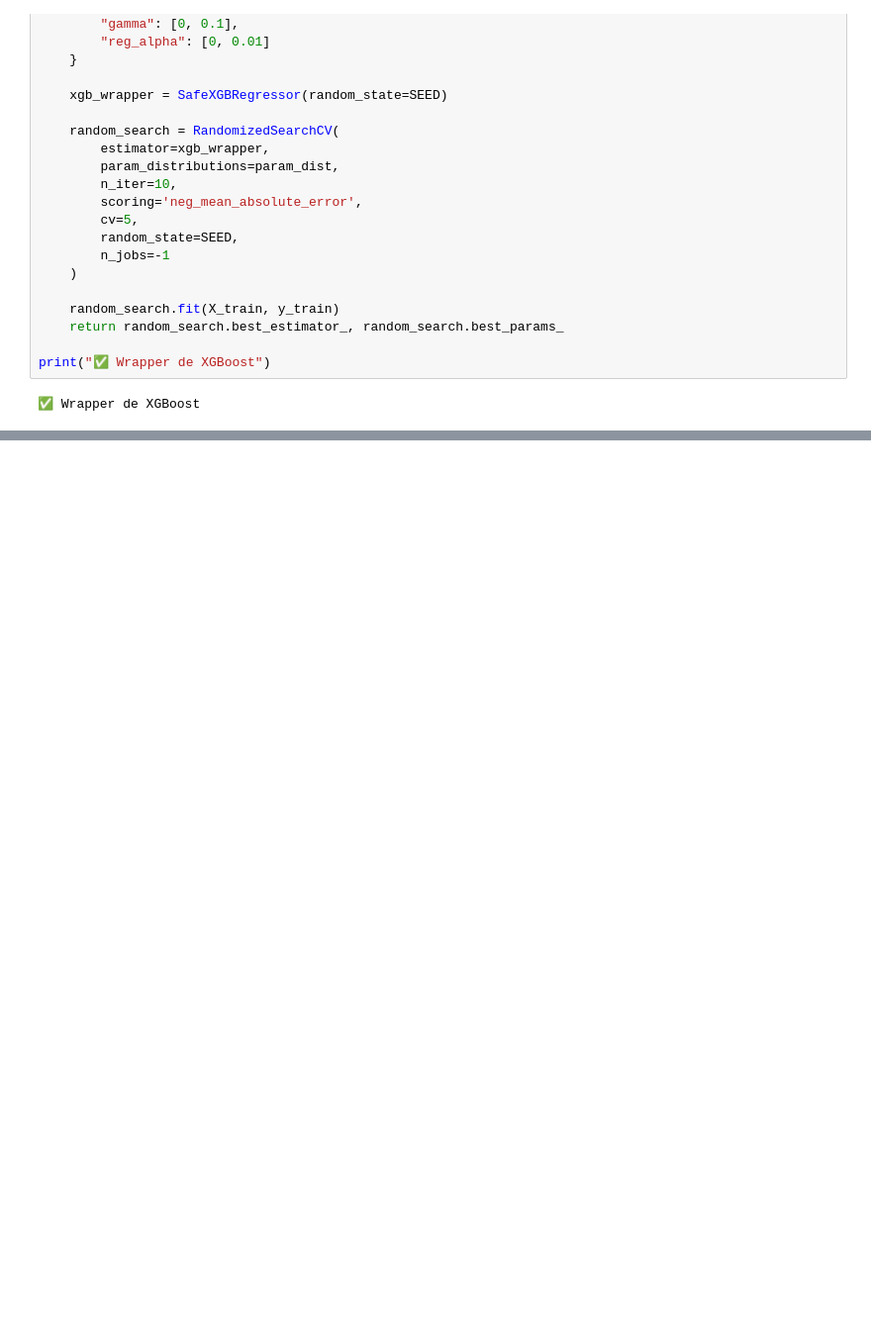
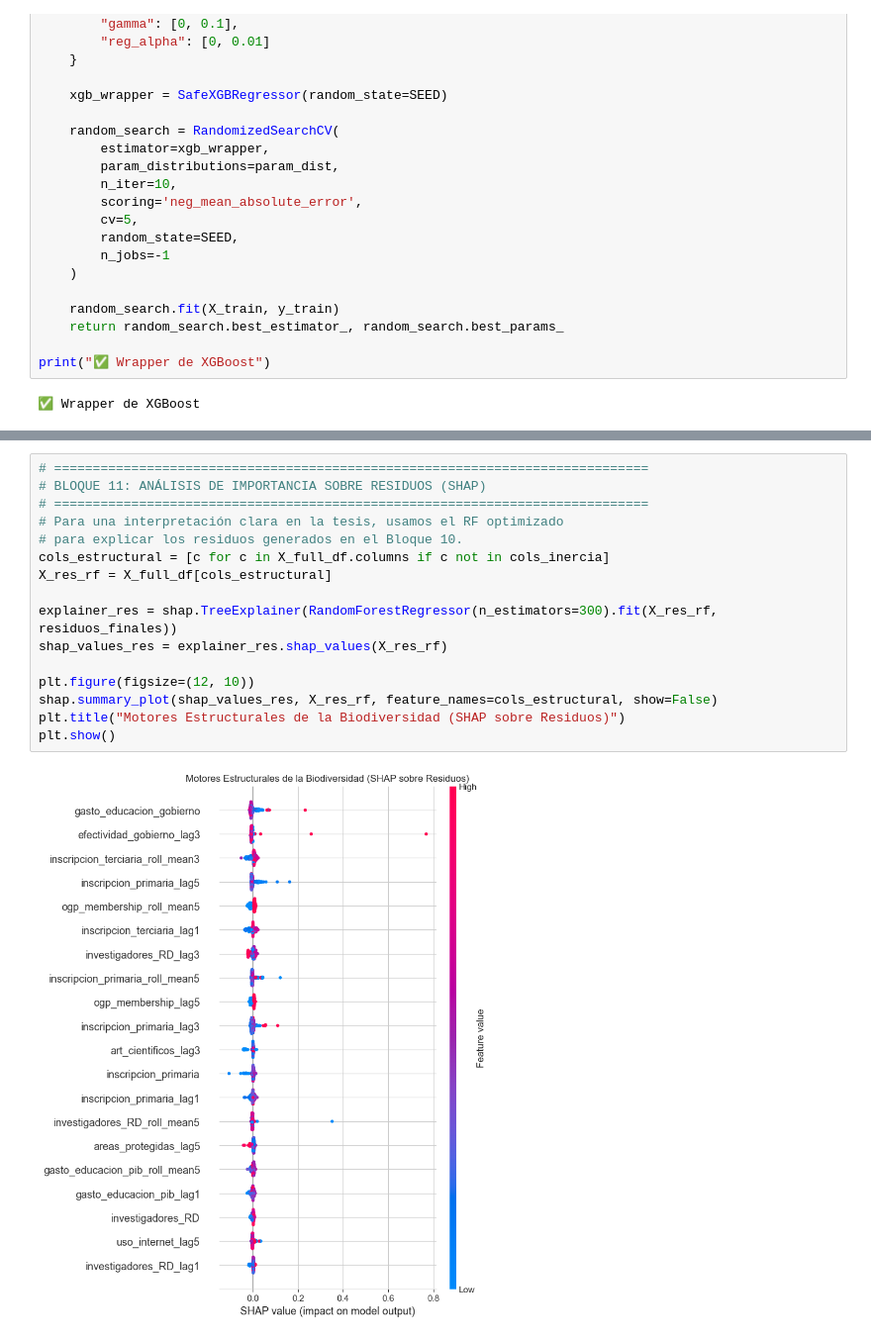
Before and after one commit to rortizgeo/Maestria_CD_Proyecto-Aplicado, a Jupyter notebook: 3_PA_Workflow_Paneldata_Hybrid.ipynb, the cells around one changed output, grey strips where cells are left out. Shown at 99% size. Drawn from its saved outputs; the diff is of its cells as text; blank space fills up the shorter version.

```diff
--- a/3_PA_Workflow_Paneldata_Hybrid.ipynb
+++ b/3_PA_Workflow_Paneldata_Hybrid.ipynb
@@ -1210,3 +1051,21 @@ display(df_comparative.style.format(format_dict).background_gradient(subset=['Ga
+# %%
+# =============================================================================
+# BLOQUE 11: ANÁLISIS DE IMPORTANCIA SOBRE RESIDUOS (SHAP)
+# =============================================================================
+# Para una interpretación clara en la tesis, usamos el RF optimizado
+# para explicar los residuos generados en el Bloque 10.
+cols_estructural = [c for c in X_full_df.columns if c not in cols_inercia]
+X_res_rf = X_full_df[cols_estructural]
+
+explainer_res = shap.TreeExplainer(RandomForestRegressor(n_estimators=300).fit(X_res_rf, residuos_finales))
+shap_values_res = explainer_res.shap_values(X_res_rf)
+
+plt.figure(figsize=(12, 10))
+shap.summary_plot(shap_values_res, X_res_rf, feature_names=cols_estructural, show=False)
+plt.title("Motores Estructurales de la Biodiversidad (SHAP sobre Residuos)")
+plt.show()
+# %% [output]
+[figure, added]
 # %%
 import pandas as pd
 import matplotlib.pyplot as plt
```
Also changed, not shown: parts of 15 cells of this notebook, 1 other file.
